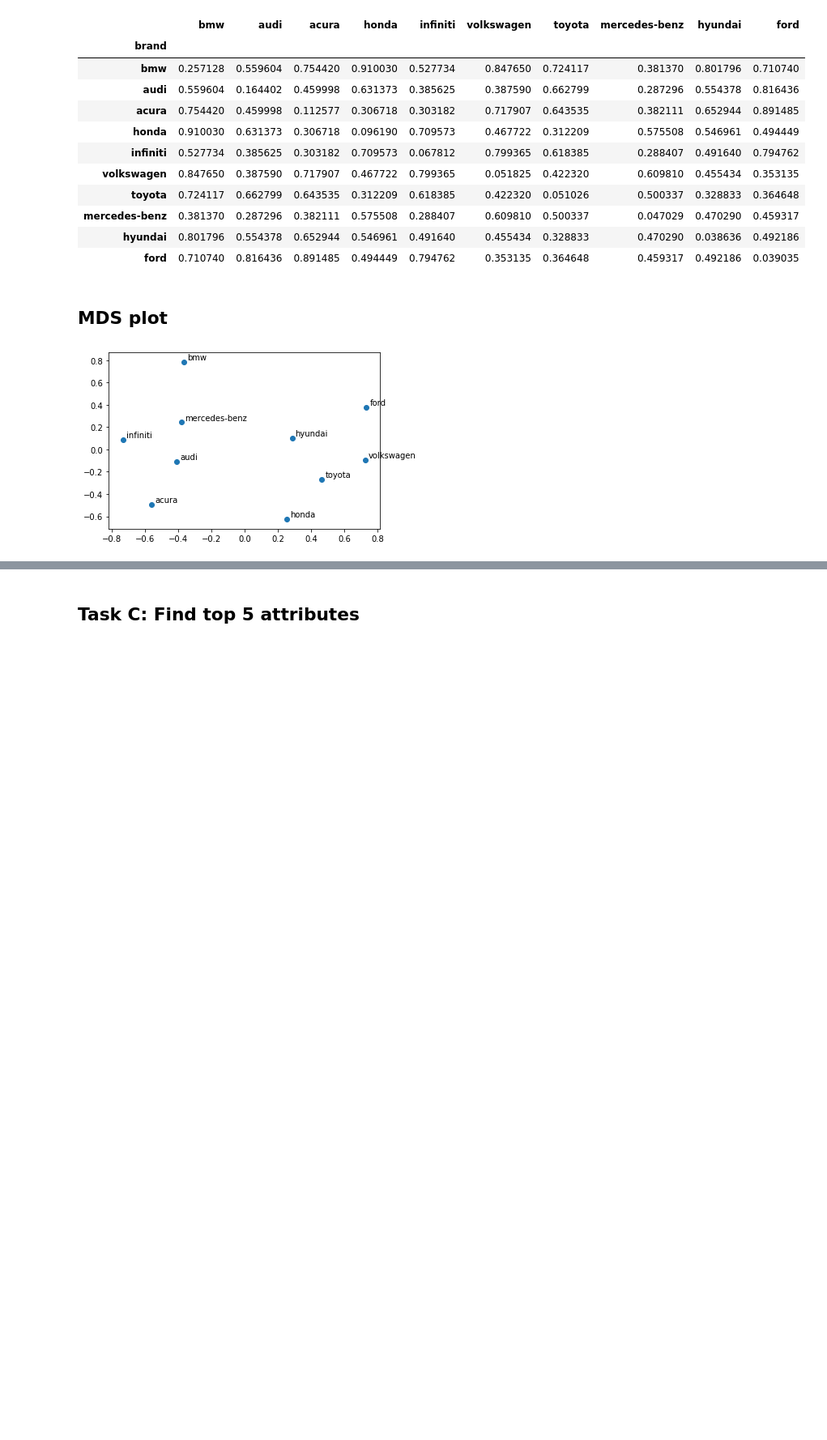
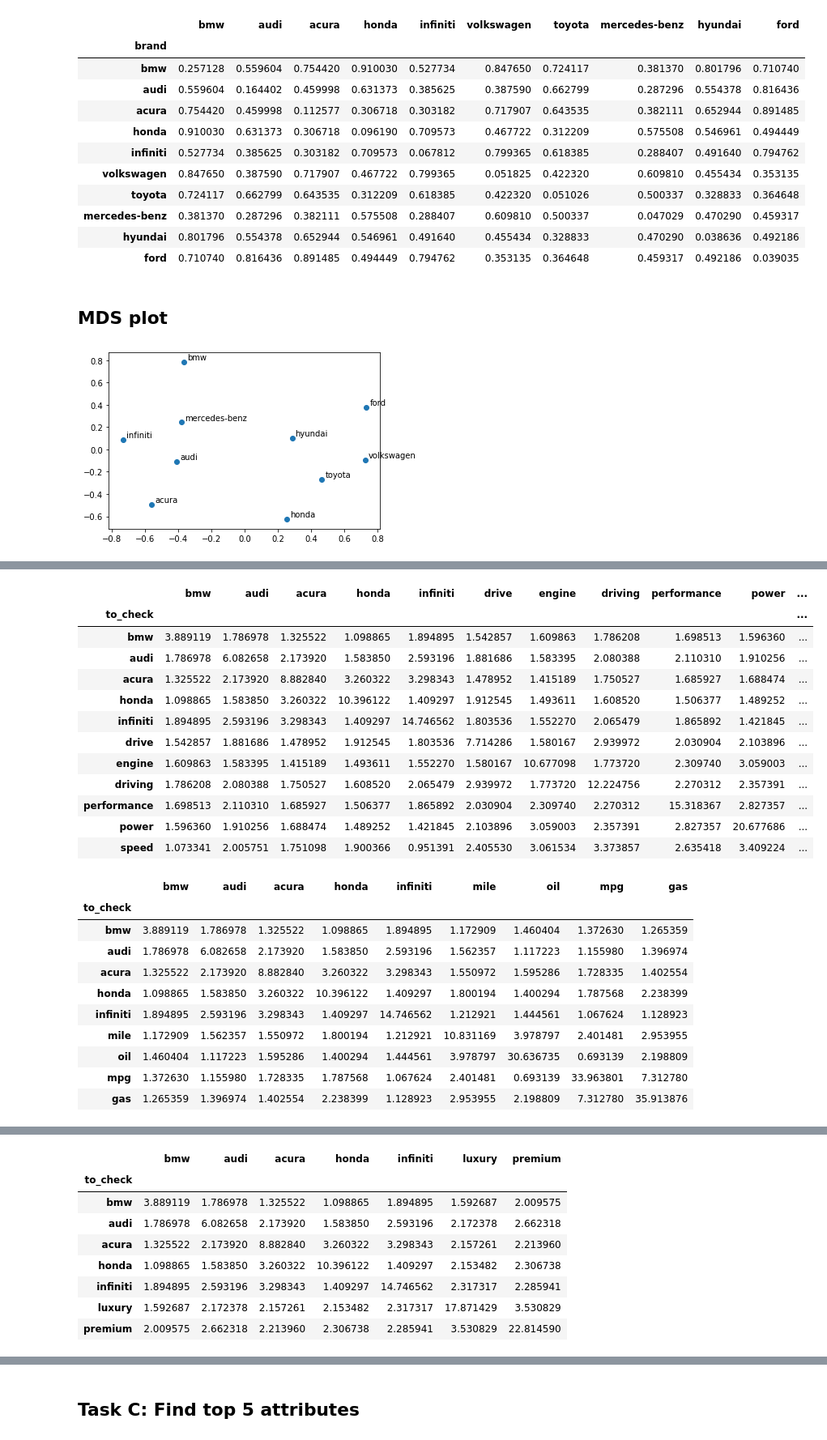
Before and after one commit to cdd6689/Twitter-Politics-Text-Analytics-project-, a Jupyter notebook: HW/HW1/HW1_notebook_matthew.ipynb, the cells around one changed output, grey strips where cells are left out. Shown: that part at 81% size. Cells and saved outputs as stored; diff of their text form; code cells hidden in the pictures; blank space fills up the shorter version.

```diff
--- a/HW/HW1/HW1_notebook_matthew.ipynb
+++ b/HW/HW1/HW1_notebook_matthew.ipynb
@@ -281,29 +284,37 @@ Find 5 most frequently mentioned attributes.
-# %%
-attribute_dict = {
-    'performance': ['drive', 'engine', 'sport', 'driving', 'performance', 'power', 'speed',
-                    'fast', 'faster', 'sporty', 'horsepower', 'powerful'],
-
-    'fuel_efficiency': ['mile', 'mileage', 'oil', 'diesel', 'mpg', 'gas', 'fuel'],
-
-    'look': ['look', 'nice', 'looking', 'design', 'nicer', 'style', 'attractive', 'designed', 'looked'],
-
-    'luxury': ['great', 'brand', 'luxury', 'best', 'premium'],
-
-    'reliability': ['suspension', 'reliable',
-                   'service', 'warranty', 'durability', 'quality'],
-
-    'low_price': ['money', 'msrp', 'price', 'sale', 'offer', 'discount', 'bargain', 'grand',
-             'cheap', 'cheaper', 'incentive', 'worth'],
-
-    'high_price': ['money', 'msrp', 'price', 'offer', 'grand', 'expensive','incentive', 'worth'],
-
-    'small_size': ['size', 'weight', 'bigger', 'roof', 'little', 'small', 'light', 'smaller'],
-
-    'large_size': ['big', 'huge', 'large', 'size', 'weight', 'bigger', 'sticker', 'roof', 'biggest'],
-
-    'interior': ['seat', 'interior', 'leather', 'steering', 'inside', 'radio',  'quiet'],
-
-    'experience': ['experience', 'speciall', 'interesting', 'impressive', 'surprised', 'amazing',
-                   'fun', 'happy', 'enthusiast'],
-
-    'safety': ['safety', 'life', 'safe']}
+# %%
+n_b = 5 # top n brands I want to look at
+
+for attribute in attribute_dict:
+    tolook = list(top10_brands[:n_b].index.values)
+    tolook = tolook + attribute_dict[attribute]
+
+    lift_df = pd.DataFrame(tolook, columns=['to_check'])
+    for make in tolook:
+        lift_df[make] = lift_df['to_check'].map(lambda x: lift(x, make))
+    lift_df = lift_df.set_index('to_check')
+    display(lift_df)
+# %% [output]
+|  | bmw | audi | acura | honda | infiniti | drive | engine | driving | performance | power | ... |
+| to_check |  |  |  |  |  |  |  |  |  |  | ... |
+| bmw | 3.889119 | 1.786978 | 1.325522 | 1.098865 | 1.894895 | 1.542857 | 1.609863 | 1.786208 | 1.698513 | 1.596360 | ... |
+| audi | 1.786978 | 6.082658 | 2.173920 | 1.583850 | 2.593196 | 1.881686 | 1.583395 | 2.080388 | 2.110310 | 1.910256 | ... |
+| acura | 1.325522 | 2.173920 | 8.882840 | 3.260322 | 3.298343 | 1.478952 | 1.415189 | 1.750527 | 1.685927 | 1.688474 | ... |
+| honda | 1.098865 | 1.583850 | 3.260322 | 10.396122 | 1.409297 | 1.912545 | 1.493611 | 1.608520 | 1.506377 | 1.489252 | ... |
+| infiniti | 1.894895 | 2.593196 | 3.298343 | 1.409297 | 14.746562 | 1.803536 | 1.552270 | 2.065479 | 1.865892 | 1.421845 | ... |
+| drive | 1.542857 | 1.881686 | 1.478952 | 1.912545 | 1.803536 | 7.714286 | 1.580167 | 2.939972 | 2.030904 | 2.103896 | ... |
+| engine | 1.609863 | 1.583395 | 1.415189 | 1.493611 | 1.552270 | 1.580167 | 10.677098 | 1.773720 | 2.309740 | 3.059003 | ... |
+| driving | 1.786208 | 2.080388 | 1.750527 | 1.608520 | 2.065479 | 2.939972 | 1.773720 | 12.224756 | 2.270312 | 2.357391 | ... |
+| performance | 1.698513 | 2.110310 | 1.685927 | 1.506377 | 1.865892 | 2.030904 | 2.309740 | 2.270312 | 15.318367 | 2.827357 | ... |
+| power | 1.596360 | 1.910256 | 1.688474 | 1.489252 | 1.421845 | 2.103896 | 3.059003 | 2.357391 | 2.827357 | 20.677686 | ... |
+| speed | 1.073341 | 2.005751 | 1.751098 | 1.900366 | 0.951391 | 2.405530 | 3.061534 | 3.373857 | 2.635418 | 3.409224 | ... |
+|  | bmw | audi | acura | honda | infiniti | mile | oil | mpg | gas |
+| to_check |  |  |  |  |  |  |  |  |  |
+| bmw | 3.889119 | 1.786978 | 1.325522 | 1.098865 | 1.894895 | 1.172909 | 1.460404 | 1.372630 | 1.265359 |
+| audi | 1.786978 | 6.082658 | 2.173920 | 1.583850 | 2.593196 | 1.562357 | 1.117223 | 1.155980 | 1.396974 |
+| acura | 1.325522 | 2.173920 | 8.882840 | 3.260322 | 3.298343 | 1.550972 | 1.595286 | 1.728335 | 1.402554 |
+| honda | 1.098865 | 1.583850 | 3.260322 | 10.396122 | 1.409297 | 1.800194 | 1.400294 | 1.787568 | 2.238399 |
+| infiniti | 1.894895 | 2.593196 | 3.298343 | 1.409297 | 14.746562 | 1.212921 | 1.444561 | 1.067624 | 1.128923 |
+| mile | 1.172909 | 1.562357 | 1.550972 | 1.800194 | 1.212921 | 10.831169 | 3.978797 | 2.401481 | 2.953955 |
+| oil | 1.460404 | 1.117223 | 1.595286 | 1.400294 | 1.444561 | 3.978797 | 30.636735 | 0.693139 | 2.198809 |
+| mpg | 1.372630 | 1.155980 | 1.728335 | 1.787568 | 1.067624 | 2.401481 | 0.693139 | 33.963801 | 7.312780 |
+| gas | 1.265359 | 1.396974 | 1.402554 | 2.238399 | 1.128923 | 2.953955 | 2.198809 | 7.312780 | 35.913876 |
@@ -309,0 +334,9 @@ attribute_dict = {
+|  | bmw | audi | acura | honda | infiniti | luxury | premium |
+| to_check |  |  |  |  |  |  |  |
+| bmw | 3.889119 | 1.786978 | 1.325522 | 1.098865 | 1.894895 | 1.592687 | 2.009575 |
+| audi | 1.786978 | 6.082658 | 2.173920 | 1.583850 | 2.593196 | 2.172378 | 2.662318 |
+| acura | 1.325522 | 2.173920 | 8.882840 | 3.260322 | 3.298343 | 2.157261 | 2.213960 |
+| honda | 1.098865 | 1.583850 | 3.260322 | 10.396122 | 1.409297 | 2.153482 | 2.306738 |
+| infiniti | 1.894895 | 2.593196 | 3.298343 | 1.409297 | 14.746562 | 2.317317 | 2.285941 |
+| luxury | 1.592687 | 2.172378 | 2.157261 | 2.153482 | 2.317317 | 17.871429 | 3.530829 |
+| premium | 2.009575 | 2.662318 | 2.213960 | 2.306738 | 2.285941 | 3.530829 | 22.814590 |
```
Also changed, not shown: parts of 21 cells of this notebook.
